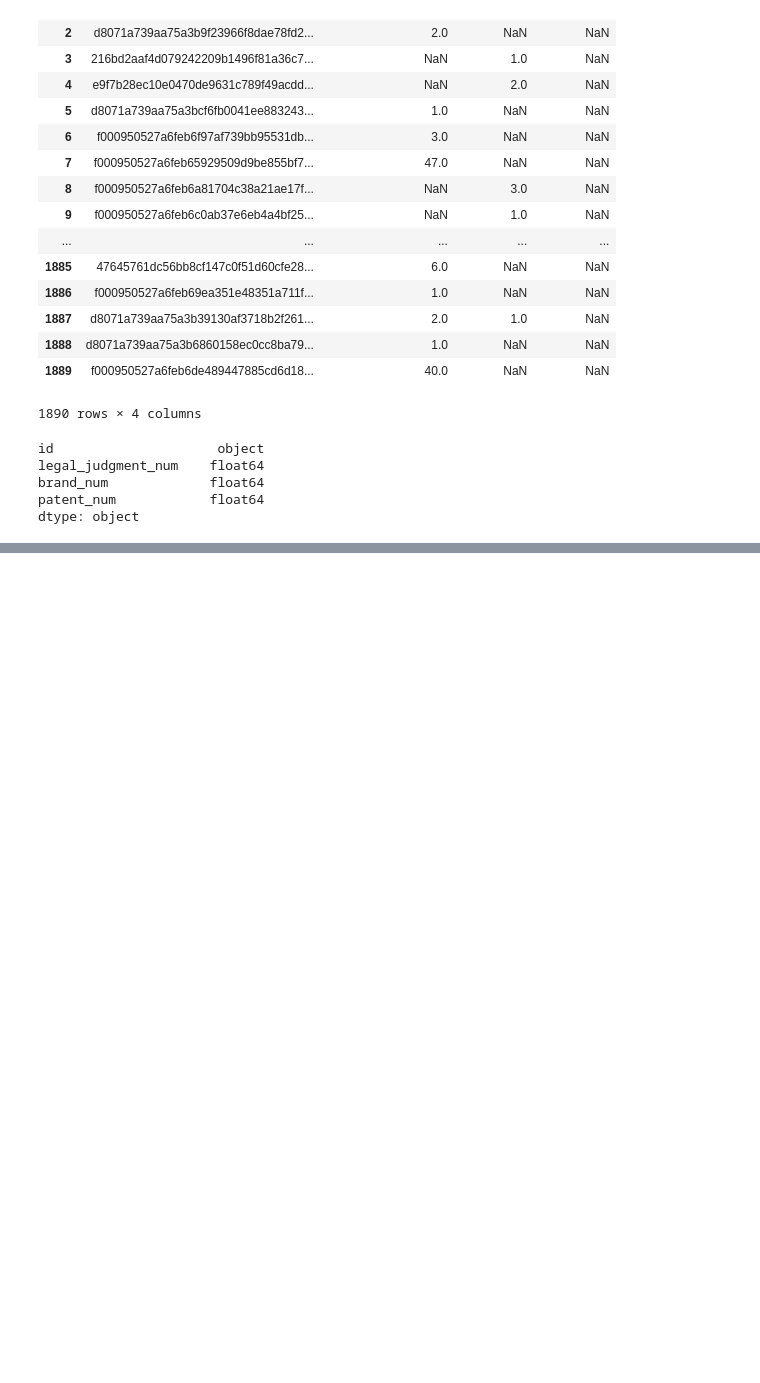
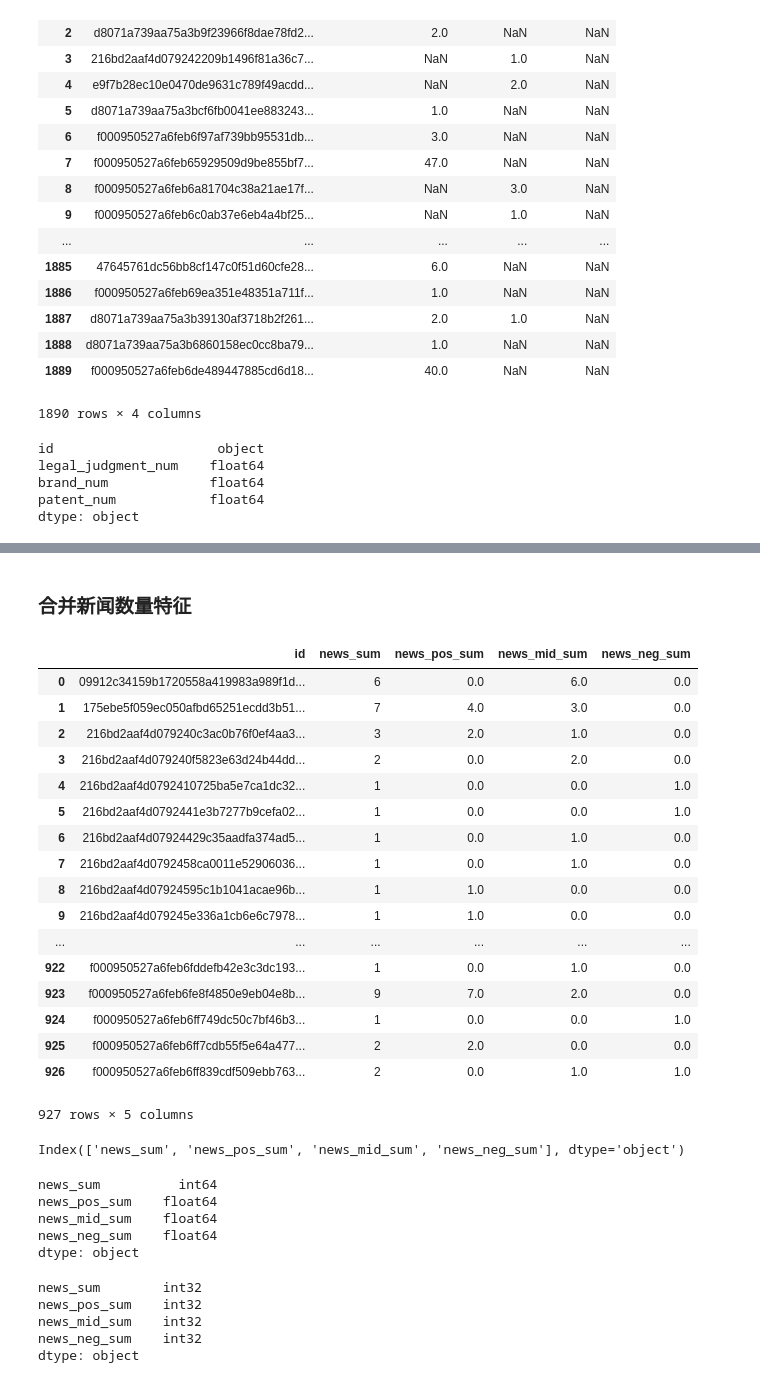
Before and after one commit to Explore16/datafountain_ccf, a Jupyter notebook: code/fea_explore.ipynb, the cells around one changed output, grey strips where cells are left out. Cells and saved outputs as stored; diff of their text form; code cells hidden in the pictures; blank space fills up the shorter version.

```diff
--- a/code/fea_explore.ipynb
+++ b/code/fea_explore.ipynb
@@ -182,0 +277,46 @@ other_info.to_csv('../code/fea_explore/other_info.csv', index=False)
+# %%
+df = pd.DataFrame(df.groupby('id')['positive_negtive'].count())
+# %%
+df_neg = df.reset_index()
+df_neg = df.rename(columns={'positive_negtive':'news_neg_sum'})
+# %% [markdown]
+### 合并新闻数量特征
+# %%
+from functools import reduce
+dfs = [df_sum, df_pos, df_mid, df_neg]
+df_new_info = reduce(lambda left, right: pd.merge(left, right, on=['id'], how='left'), dfs)
+# %%
+df_new_info.fillna(0, inplace=True)
+# %%
+df_new_info.reset_index()
+# %% [output]
+|  | id | news_sum | news_pos_sum | news_mid_sum | news_neg_sum |
+| 0 | 09912c34159b1720558a419983a989f1d... | 6 | 0.0 | 6.0 | 0.0 |
+| 1 | 175ebe5f059ec050afbd65251ecdd3b51... | 7 | 4.0 | 3.0 | 0.0 |
+| 2 | 216bd2aaf4d079240c3ac0b76f0ef4aa3... | 3 | 2.0 | 1.0 | 0.0 |
+| 3 | 216bd2aaf4d079240f5823e63d24b44dd... | 2 | 0.0 | 2.0 | 0.0 |
+| 4 | 216bd2aaf4d0792410725ba5e7ca1dc32... | 1 | 0.0 | 0.0 | 1.0 |
+| 5 | 216bd2aaf4d0792441e3b7277b9cefa02... | 1 | 0.0 | 0.0 | 1.0 |
+| 6 | 216bd2aaf4d07924429c35aadfa374ad5... | 1 | 0.0 | 1.0 | 0.0 |
+| 7 | 216bd2aaf4d0792458ca0011e52906036... | 1 | 0.0 | 1.0 | 0.0 |
+| 8 | 216bd2aaf4d07924595c1b1041acae96b... | 1 | 1.0 | 0.0 | 0.0 |
+| 9 | 216bd2aaf4d079245e336a1cb6e6c7978... | 1 | 1.0 | 0.0 | 0.0 |
+| ... | ... | ... | ... | ... | ... |
+| 922 | f000950527a6feb6fddefb42e3c3dc193... | 1 | 0.0 | 1.0 | 0.0 |
+| 923 | f000950527a6feb6fe8f4850e9eb04e8b... | 9 | 7.0 | 2.0 | 0.0 |
+| 924 | f000950527a6feb6ff749dc50c7bf46b3... | 1 | 0.0 | 0.0 | 1.0 |
+| 925 | f000950527a6feb6ff7cdb55f5e64a477... | 2 | 2.0 | 0.0 | 0.0 |
+| 926 | f000950527a6feb6ff839cdf509ebb763... | 2 | 0.0 | 1.0 | 1.0 |
+927 rows × 5 columns
+# %%
+df_new_info.columns
+# %% [output]
+Index(['news_sum', 'news_pos_sum', 'news_mid_sum', 'news_neg_sum'], dtype='object')
+# %%
+df_new_info.dtypes
+# %% [output]
+news_sum          int64
+news_pos_sum    float64
+news_mid_sum    float64
+news_neg_sum    float64
+dtype: object
@@ -182,0 +327,8 @@ other_info.to_csv('../code/fea_explore/other_info.csv', index=False)
+# %%
+df_new_info.dtypes
+# %% [output]
+news_sum        int32
+news_pos_sum    int32
+news_mid_sum    int32
+news_neg_sum    int32
+dtype: object
```
Also changed, not shown: parts of 25 cells of this notebook, 3 other files.
